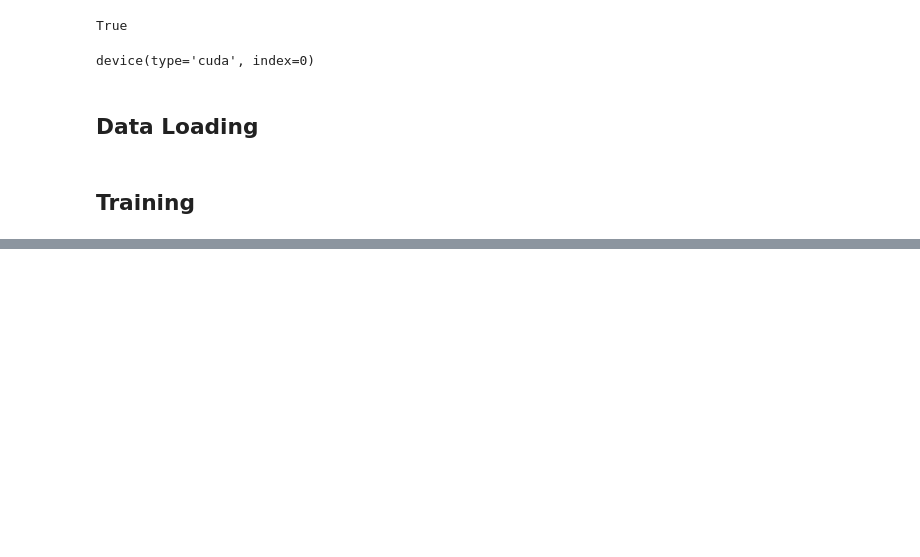
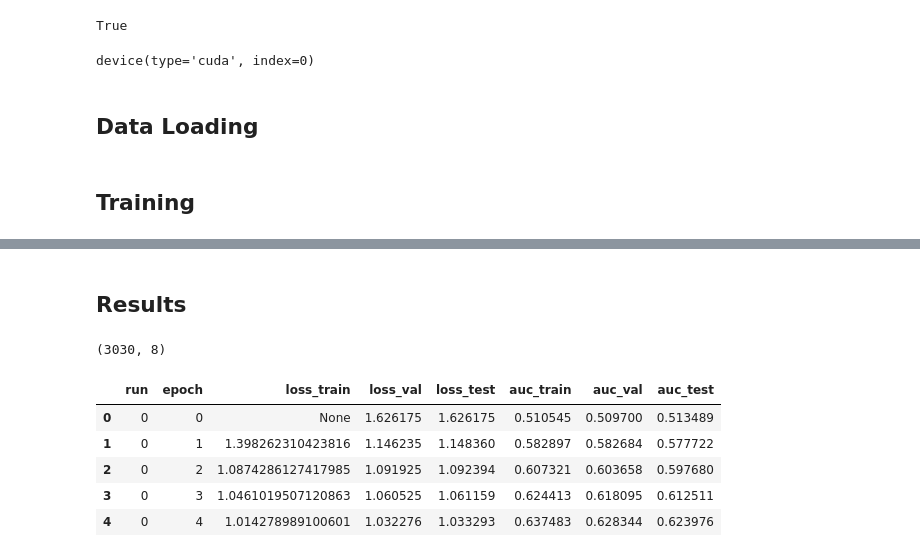
Before and after one commit to caiolmart/node-concordance, a Jupyter notebook: notebooks/gamma_function/01-1-graph_sage_gamma_function.ipynb, the cells around one changed output, grey strips where cells are left out. Drawn from its saved outputs; the diff is of its cells as text; code cells hidden in the pictures; blank space fills up the shorter version.

```diff
--- a/notebooks/gamma_function/01-1-graph_sage_gamma_function.ipynb
+++ b/notebooks/gamma_function/01-1-graph_sage_gamma_function.ipynb
@@ -127,0 +81,2 @@ Epoch: 0100, Train Loss: 0.2146, Valid loss: 0.3892, Test loss: 0.3855, Train AU
+# %% [markdown]
+## Results
@@ -127,0 +85,12 @@ Epoch: 0100, Train Loss: 0.2146, Valid loss: 0.3892, Test loss: 0.3855, Train AU
+# %%
+metrics = gamma.read_metrics()
+print(metrics.shape)
+metrics.head()
+# %% [output]
+(3030, 8)
+|  | run | epoch | loss_train | loss_val | loss_test | auc_train | auc_val | auc_test |
+| 0 | 0 | 0 | None | 1.626175 | 1.626175 | 0.510545 | 0.509700 | 0.513489 |
+| 1 | 0 | 1 | 1.398262310423816 | 1.146235 | 1.148360 | 0.582897 | 0.582684 | 0.577722 |
+| 2 | 0 | 2 | 1.0874286127417985 | 1.091925 | 1.092394 | 0.607321 | 0.603658 | 0.597680 |
+| 3 | 0 | 3 | 1.0461019507120863 | 1.060525 | 1.061159 | 0.624413 | 0.618095 | 0.612511 |
+| 4 | 0 | 4 | 1.014278989100601 | 1.032276 | 1.033293 | 0.637483 | 0.628344 | 0.623976 |
```
Also changed, not shown: parts of 10 cells of this notebook.
